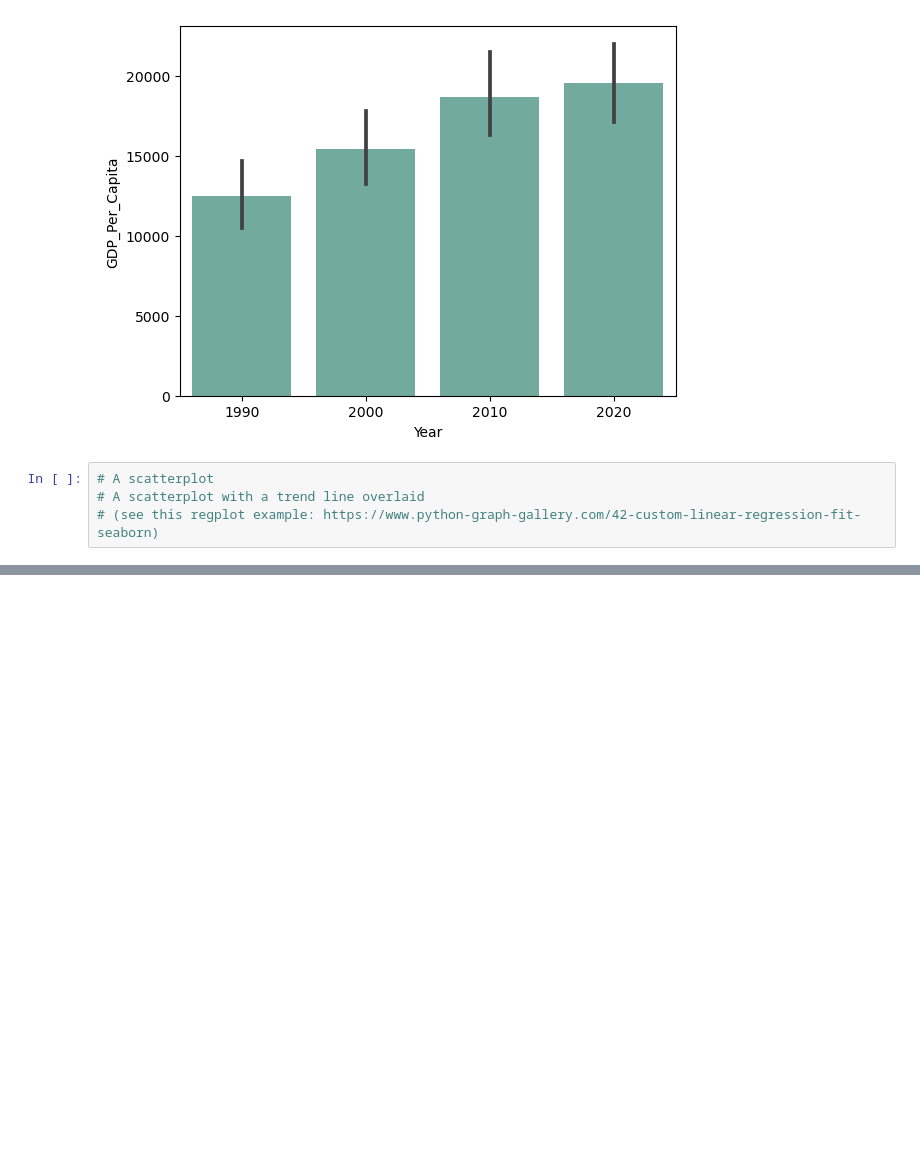
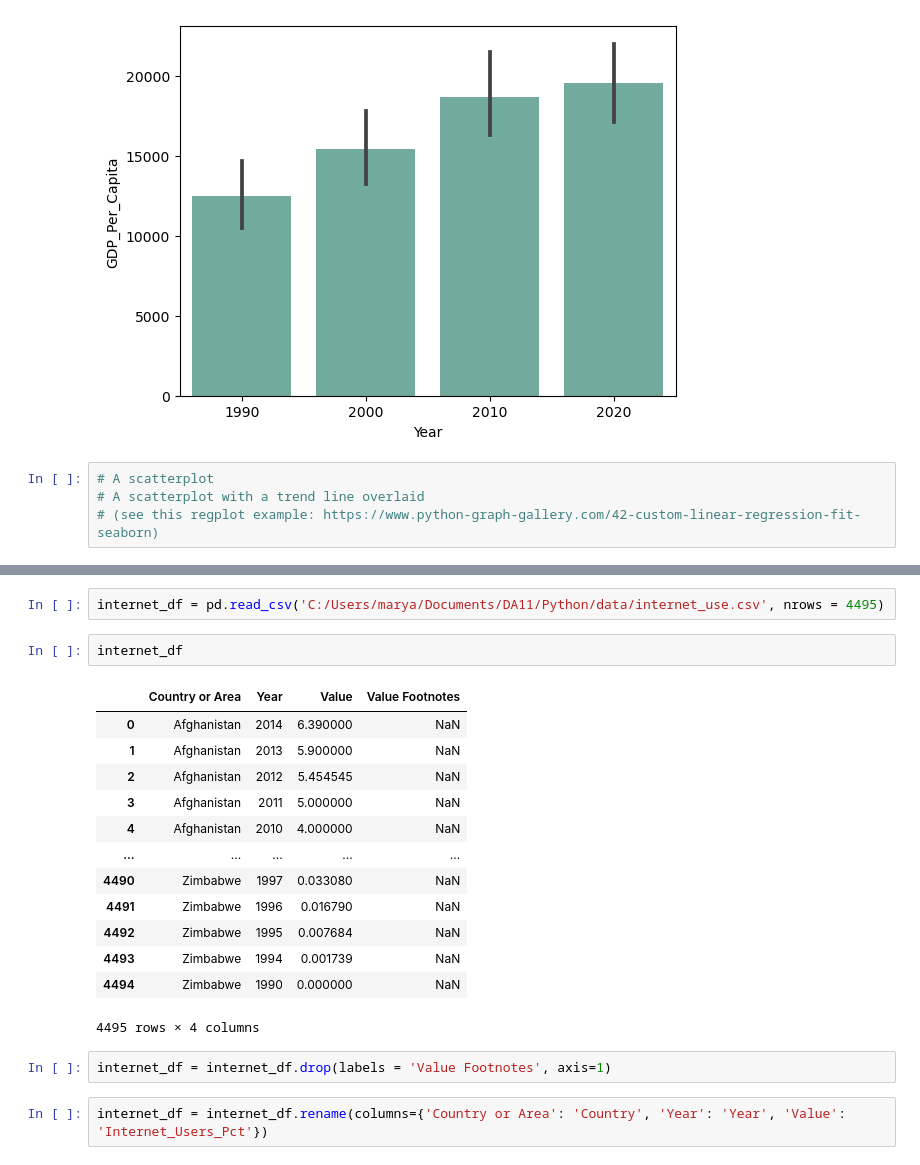
Before and after one commit to NSS-Data-Analytics-Cohort-11/undata-maryam-muhammad-0, a Jupyter notebook: notebook/un_data.ipynb, the cells around one changed output, grey strips where cells are left out. Drawn from its saved outputs; the diff is of its cells as text; blank space fills up the shorter version.

```diff
--- a/notebook/un_data.ipynb
+++ b/notebook/un_data.ipynb
@@ -221,0 +233,22 @@ sns.regplot(x=gdp_decades["Year"], y=gdp_decades["GDP_Per_Capita"],line_kws={"co
+# %%
+internet_df = pd.read_csv('C:/Users/marya/Documents/DA11/Python/data/internet_use.csv', nrows = 4495)
+# %%
+internet_df
+# %% [output]
+|  | Country or Area | Year | Value | Value Footnotes |
+| 0 | Afghanistan | 2014 | 6.390000 | NaN |
+| 1 | Afghanistan | 2013 | 5.900000 | NaN |
+| 2 | Afghanistan | 2012 | 5.454545 | NaN |
+| 3 | Afghanistan | 2011 | 5.000000 | NaN |
+| 4 | Afghanistan | 2010 | 4.000000 | NaN |
+| ... | ... | ... | ... | ... |
+| 4490 | Zimbabwe | 1997 | 0.033080 | NaN |
+| 4491 | Zimbabwe | 1996 | 0.016790 | NaN |
+| 4492 | Zimbabwe | 1995 | 0.007684 | NaN |
+| 4493 | Zimbabwe | 1994 | 0.001739 | NaN |
+| 4494 | Zimbabwe | 1990 | 0.000000 | NaN |
+4495 rows × 4 columns
+# %%
+internet_df = internet_df.drop(labels = 'Value Footnotes', axis=1)
+# %%
+internet_df = internet_df.rename(columns={'Country or Area': 'Country', 'Year': 'Year', 'Value': 'Internet_Users_Pct'})
```
Also changed, not shown: parts of 9 cells of this notebook.
